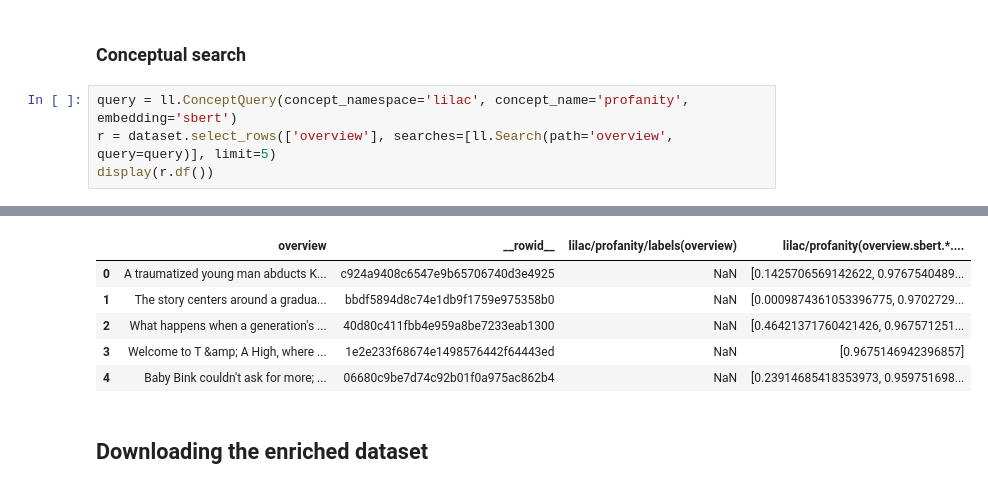
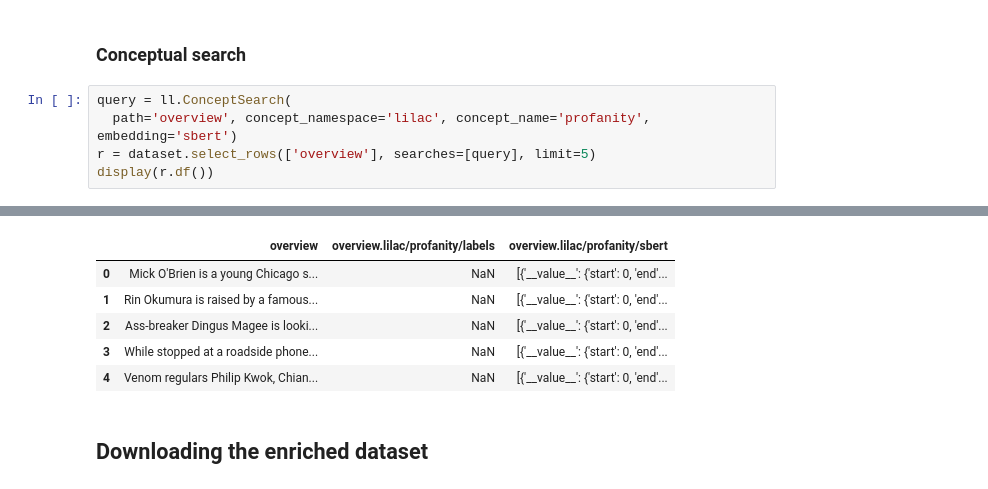
Before and after one commit to unaidedelf8777/lilac_built, a Jupyter notebook: notebooks/API.ipynb, the cells around one changed output, grey strips where cells are left out. Saved outputs shown, nothing was run; the diff lists cells and outputs as text.

```diff
--- a/notebooks/API.ipynb
+++ b/notebooks/API.ipynb
@@ -193,7 +195,8 @@ Computing signal "semantic_similarity" took 0.002s.
 # %% [markdown]
 ### Conceptual search
 # %%
-query = ll.ConceptQuery(concept_namespace='lilac', concept_name='profanity', embedding='sbert')
-r = dataset.select_rows(['overview'], searches=[ll.Search(path='overview', query=query)], limit=5)
+query = ll.ConceptSearch(
+  path='overview', concept_namespace='lilac', concept_name='profanity', embedding='sbert')
+r = dataset.select_rows(['overview'], searches=[query], limit=5)
 display(r.df())
 # %% [output]
@@ -202,9 +220,9 @@ Computing signal "concept_score" took 0.022s.
-|  | overview | __rowid__ | lilac/profanity/labels(overview) | lilac/profanity(overview.sbert.*.... |
-| 0 | A traumatized young man abducts K... | c924a9408c6547e9b65706740d3e4925 | NaN | [0.1425706569142622, 0.9767540489... |
-| 1 | The story centers around a gradua... | bbdf5894d8c74e1db9f1759e975358b0 | NaN | [0.0009874361053396775, 0.9702729... |
-| 2 | What happens when a generation's ... | 40d80c411fbb4e959a8be7233eab1300 | NaN | [0.46421371760421426, 0.967571251... |
-| 3 | Welcome to T &amp; A High, where ... | 1e2e233f68674e1498576442f64443ed | NaN | [0.9675146942396857] |
-| 4 | Baby Bink couldn't ask for more; ... | 06680c9be7d74c92b01f0a975ac862b4 | NaN | [0.23914685418353973, 0.959751698... |
+|  | overview | overview.lilac/profanity/labels | overview.lilac/profanity/sbert |
+| 0 | Mick O'Brien is a young Chicago s... | NaN | [{'__value__': {'start': 0, 'end'... |
+| 1 | Rin Okumura is raised by a famous... | NaN | [{'__value__': {'start': 0, 'end'... |
+| 2 | Ass-breaker Dingus Magee is looki... | NaN | [{'__value__': {'start': 0, 'end'... |
+| 3 | While stopped at a roadside phone... | NaN | [{'__value__': {'start': 0, 'end'... |
+| 4 | Venom regulars Philip Kwok, Chian... | NaN | [{'__value__': {'start': 0, 'end'... |
 # %% [markdown]
 ## Downloading the enriched dataset
 # %%
```
Also changed, not shown: parts of 5 cells of this notebook, 15 other files.
